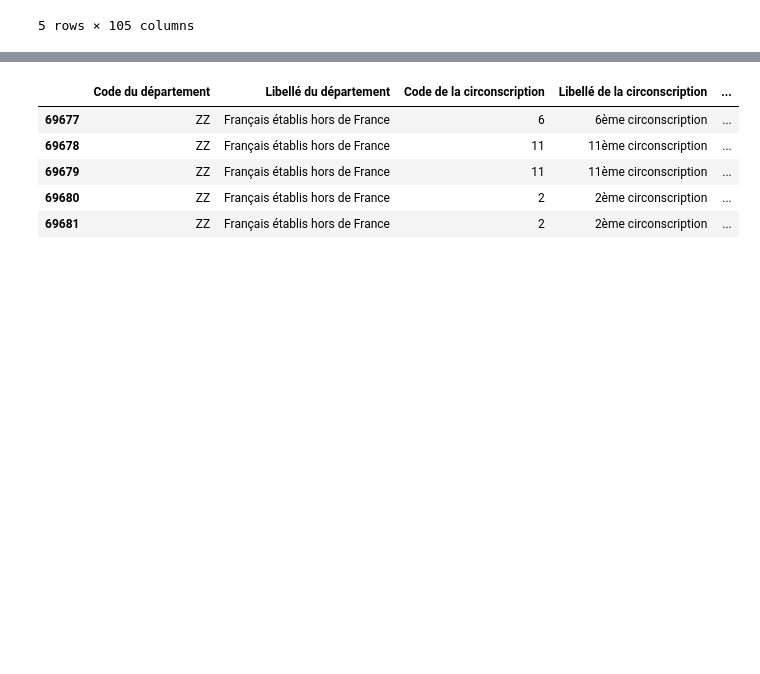
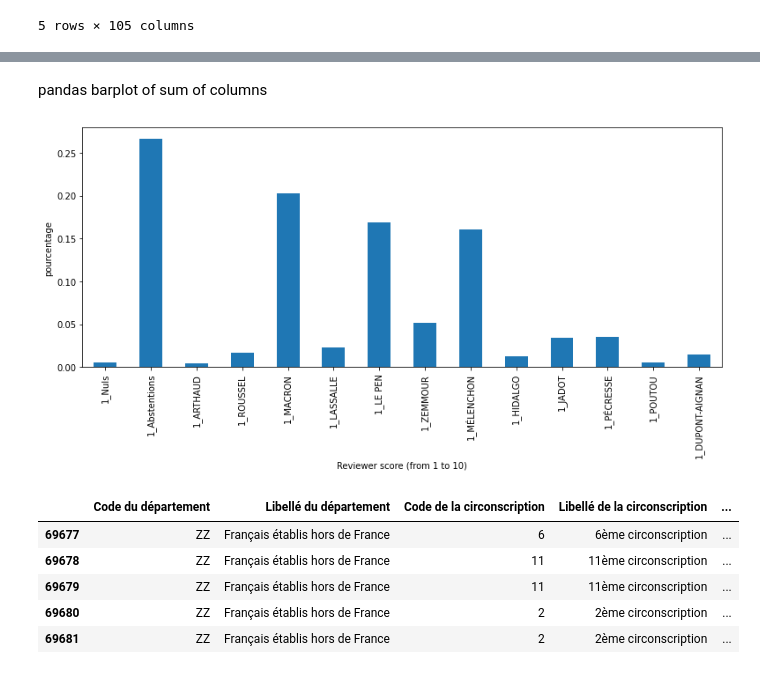
Before and after one commit to laurentperrinet/2022-05-04_transfert-des-voix, a Jupyter notebook: 2022-05-04_transfert-des-voix.ipynb, the cells around one changed output, grey strips where cells are left out. Saved outputs shown, nothing was run; the diff lists cells and outputs as text; code cells hidden in the pictures; blank space fills up the shorter version.

```diff
--- a/2022-05-04_transfert-des-voix.ipynb
+++ b/2022-05-04_transfert-des-voix.ipynb
@@ -27,0 +73,3 @@ T1.tail()
+# %%
+df = T1[['Nuls', 'Abstentions', 'Code de la commune', 'Code du b.vote']].copy()
+df.head()
@@ -27,0 +153,5 @@ T1.tail()
+# %%
+col_start = 23
+col_par_cdt = 7
+candidats = T1.iloc[0][col_start::col_par_cdt]
+candidats
@@ -27,0 +189,5 @@ T1.tail()
+# %%
+for i_candidat, candidat in enumerate(candidats):
+    i_col = col_start + i_candidat*col_par_cdt + 2
+    print(i_col, T1.iloc[:, i_col].values)
+    df['1_' + candidat] = T1.iloc[:, i_col].values
@@ -27,0 +281,2 @@ T1.tail()
+# %% [markdown]
+pandas barplot of sum of columns
@@ -28,3 +285,14 @@ T1.tail()
+# %%
+fig, ax = plt.subplots(figsize=(13, 5))
+k = df.sum()/df.sum().sum()
+ax = k.plot.bar(ax=ax)
+ax.set_xlabel('Reviewer score (from 1 to 10)')
+#ax.set_xlim(1, 10)
+#ax.set_xticks(np.arange(1, 10)+.5)
+#ax.set_xticklabels(np.arange(1, 10))
+ax.set_ylabel('pourcentage');
+# %% [output]
+[figure, added]
 # %%
 url = 'https://static.data.gouv.fr/resources/election-presidentielle-des-10-et-24-avril-2022-resultats-definitifs-du-2nd-tour/20220428-142301/resultats-par-niveau-burvot-t2-france-entiere.xlsx' # XLSX
 T2 = pd.read_excel(url)
```
Also changed, not shown: parts of 27 cells of this notebook.
